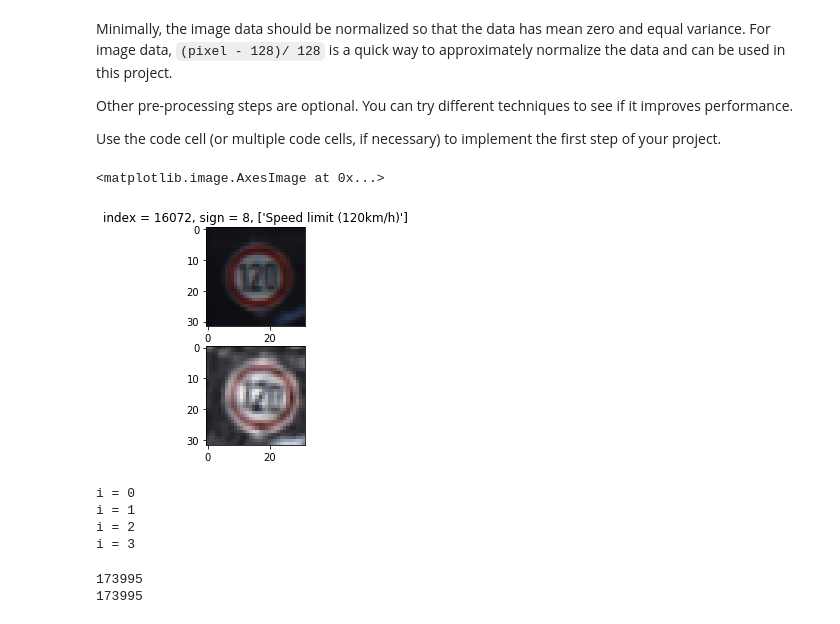
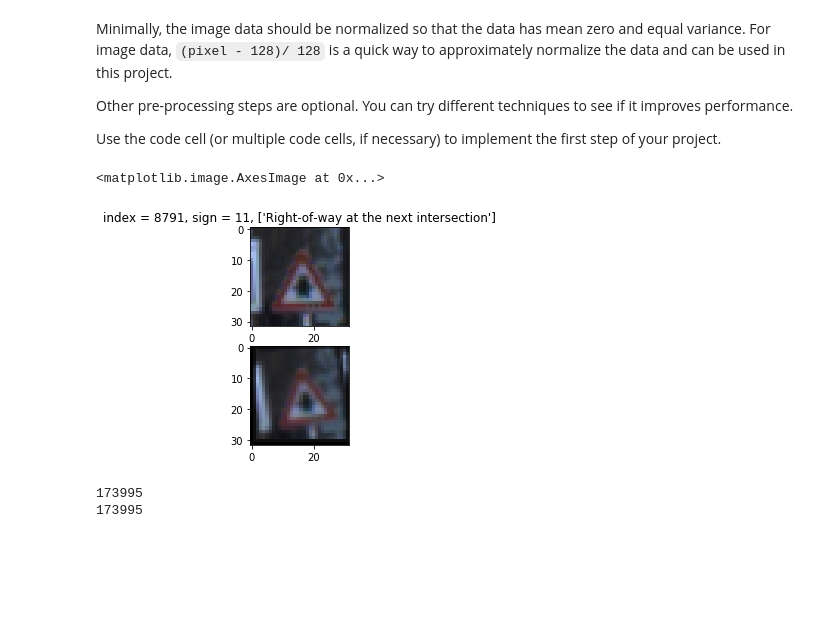
Before and after one commit to haowu80s/CarND-Traffic-Sign-Classifier-Project, a Jupyter notebook: Traffic_Sign_Classifier.ipynb, the cells around one changed output. Saved outputs shown, nothing was run; the diff lists cells and outputs as text; code cells hidden in the pictures; blank space fills up the shorter version.

```diff
--- a/Traffic_Sign_Classifier.ipynb
+++ b/Traffic_Sign_Classifier.ipynb
@@ -220,72 +220,55 @@ Use the code cell (or multiple code cells, if necessary) to implement the first
 from skimage.transform import rotate, warp, SimilarityTransform
 from skimage.util import random_noise
 
 def random_crop(img):
     scale = random.uniform(0.9, 1.1)
     translation = (random.uniform(-2, 2), random.uniform(-2, 2))
     tform = SimilarityTransform(scale=scale, translation=translation)
     return warp(img, tform)
 
 def random_rotate(img):
     angle = random.uniform(-15, 15)
     return rotate(img, angle, mode='wrap')
 
 def random_sap(img):
     return random_noise(img, var=1e-3)
 
-def augment_image(img):
+def perturb_image(img):
+    # return random_sap(random_rotate(random_crop(img)))
     return random_crop(random_rotate(img))
-
-def clahe_image(img, clahe):
-    img_yuv = cv2.cvtColor(image, cv2.COLOR_BGR2YUV)
-    img_yuv[:,:,0] = clahe.apply(img_yuv[:,:,0])
-    return cv2.cvtColor(img_yuv, cv2.COLOR_YUV2BGR)
 
 def standardize_image(img):
     mean_img = np.mean(img)
     std_img = max(np.std(img), 1.0/np.sqrt(img.size))
     return (img - mean_img) / std_img
 
-def prepro_image_train(img, clahe):
-    return standardize_image(augment_image(clahe_image(img, clahe)))
-
-def prepro_image_test(img, clahe):
-    return standardize_image(clahe_image(img, clahe))
-
-clahe = cv2.createCLAHE(clipLimit=2.0, tileGridSize=(8,8))
 index = random.randint(0, len(X_train))
 image = X_train[index].squeeze()
 f, axarr = plt.subplots(2,1)
 axarr[0].imshow(image)
 axarr[0].set_title('index = %d, sign = %d, %s' % (index, y_train[index], signnames[y_train[index]]))
-axarr[1].imshow(augment_image(clahe_image(image, clahe)))
+axarr[1].imshow(perturb_image(image))
 # %% [output]
 <matplotlib.image.AxesImage at 0x...>
-[figure, old version]
+[figure, new version]
 # %%
 random.seed(1)
-clahe = cv2.createCLAHE(clipLimit=2.0, tileGridSize=(8,8))
-X_train_prep = [prepro_image_test(img, clahe) for img in X_train]
-for i in range(4):
-    print('i = %d' % i)
-    X_train_prep += [prepro_image_train(img, clahe) for img in X_train]
+# X_train_prep = [standardize_image(img) for img in X_train]
+# for i in range(4):
+#     print('i = %d' % i)
+#     X_train_prep += [standardize_image(perturb_image(img)) for img in X_train]
+
+# train_prep_file = './data/train_prep.p'
+# with open(train_prep_file, mode='wb') as f:
+#     pickle.dump(X_train_prep, f)
 
 train_prep_file = './data/train_prep.p'
-with open(train_prep_file, mode='wb') as f:
-    pickle.dump(X_train_prep, f)
-
-# train_prep_file = './data/train_prep.p'
-# with open(train_prep_file, mode='rb') as f:
-#     X_train_prep = pickle.load(f)
+with open(train_prep_file, mode='rb') as f:
+    X_train_prep = pickle.load(f)
 
 y_train_prep = [y for y in y_train]
 for i in range(4):
     y_train_prep += [y for y in y_train]
-# %% [output]
-i = 0
-i = 1
-i = 2
-i = 3
 # %%
 print(len(X_train_prep))
 print(len(y_train_prep))
```
Also changed, not shown: parts of 6 cells of this notebook, 1 other file.
